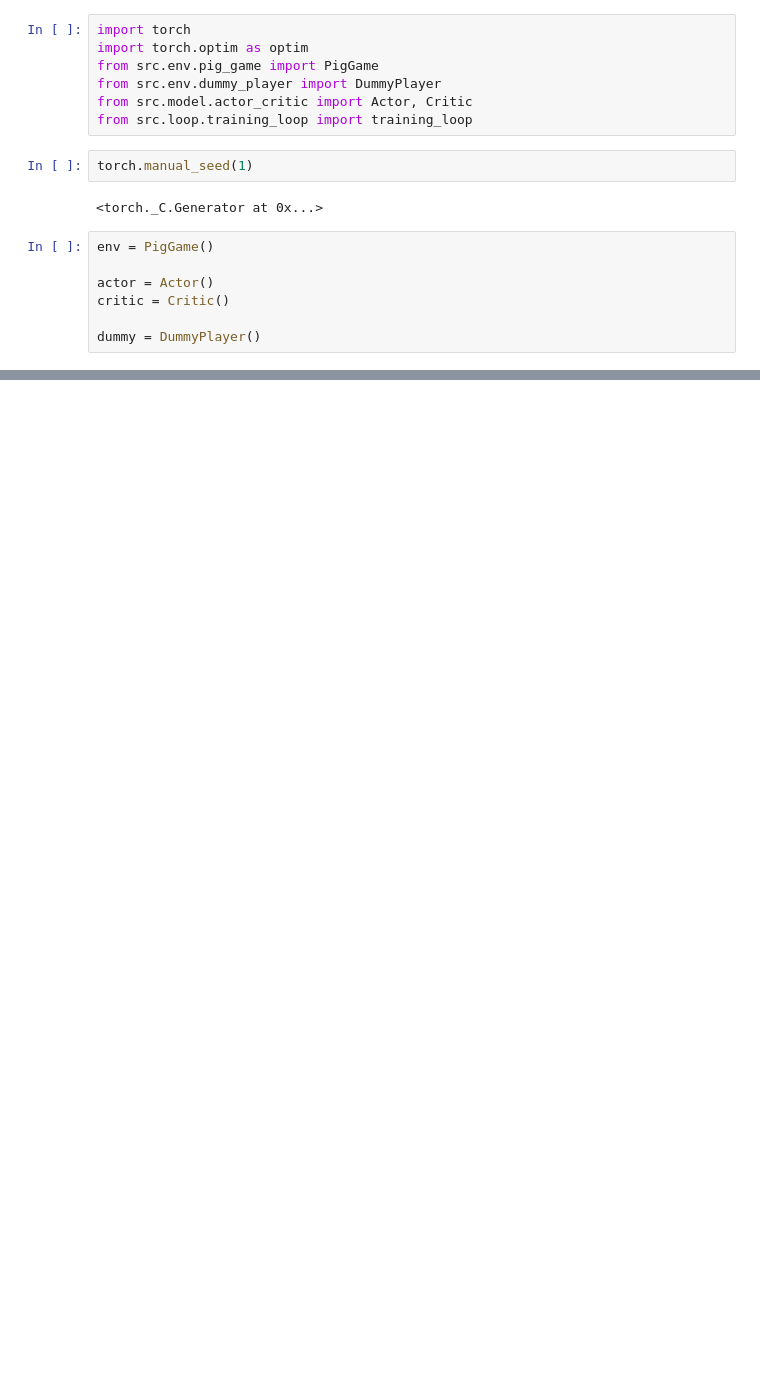
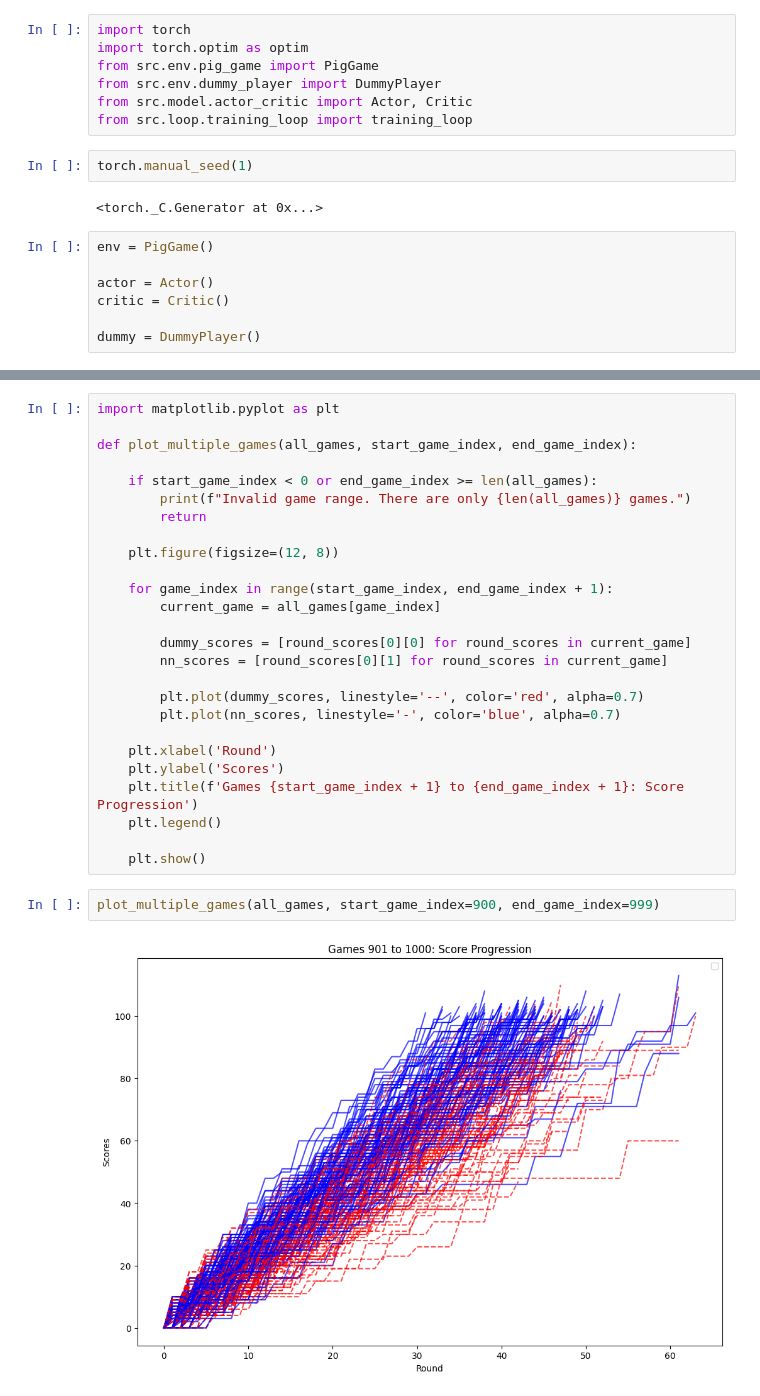
Before and after one commit to LeweLotki/PigGame, a Jupyter notebook: PigGame.ipynb, the cells around one changed output, grey strips where cells are left out. Saved outputs shown, nothing was run; the diff lists cells and outputs as text; blank space fills up the shorter version.

```diff
--- a/PigGame.ipynb
+++ b/PigGame.ipynb
@@ -157,0 +196,30 @@ plt.plot(critic_loss)
+# %%
+import matplotlib.pyplot as plt
+
+def plot_multiple_games(all_games, start_game_index, end_game_index):
+
+    if start_game_index < 0 or end_game_index >= len(all_games):
+        print(f"Invalid game range. There are only {len(all_games)} games.")
+        return
+
+    plt.figure(figsize=(12, 8))
+
+    for game_index in range(start_game_index, end_game_index + 1):
+        current_game = all_games[game_index]
+
+        dummy_scores = [round_scores[0][0] for round_scores in current_game]
+        nn_scores = [round_scores[0][1] for round_scores in current_game]
+
+        plt.plot(dummy_scores, linestyle='--', color='red', alpha=0.7)
+        plt.plot(nn_scores, linestyle='-', color='blue', alpha=0.7)
+
+    plt.xlabel('Round')
+    plt.ylabel('Scores')
+    plt.title(f'Games {start_game_index + 1} to {end_game_index + 1}: Score Progression')
+    plt.legend()
+
+    plt.show()
+# %%
+plot_multiple_games(all_games, start_game_index=900, end_game_index=999)
+# %% [output]
+[figure, added]
```
Also changed, not shown: parts of 12 cells of this notebook, 1 other file.
